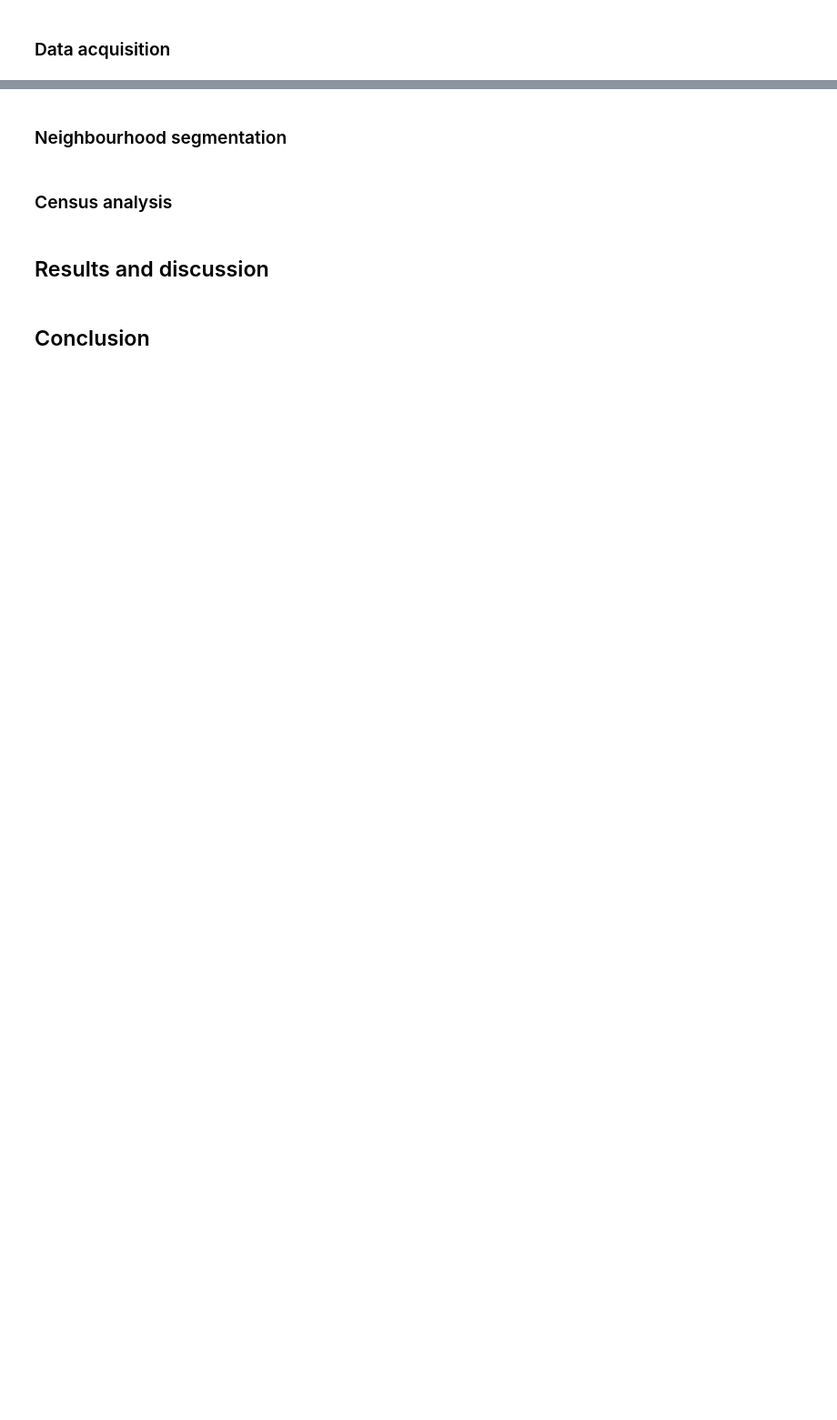
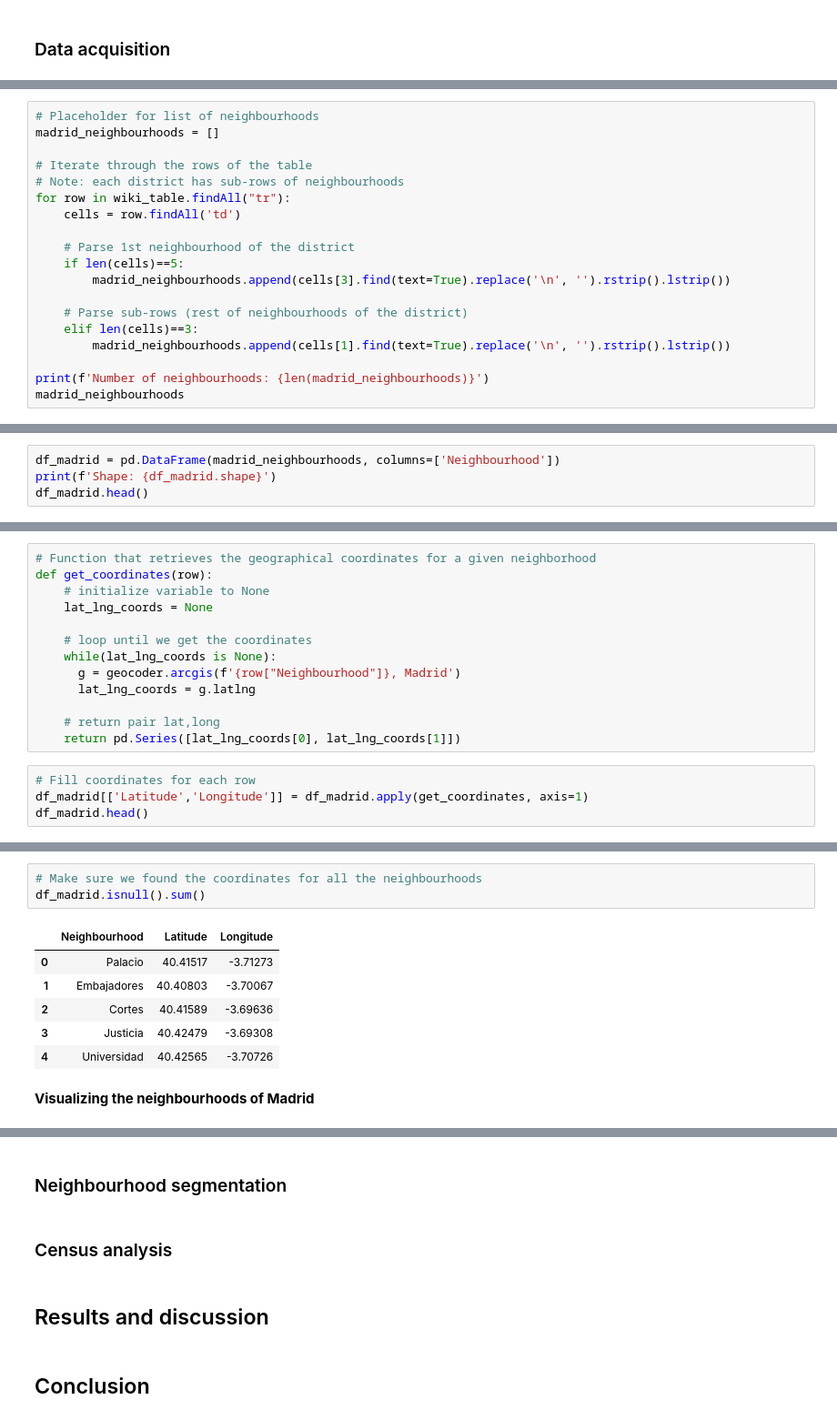
Before and after one commit to ejmacias/store_locations, a Jupyter notebook: Store_Locations/store_locations.ipynb, the cells around one changed output, grey strips where cells are left out. Shown at 91% size. Drawn from its saved outputs; the diff is of its cells as text; blank space fills up the shorter version.

Commit message:
Wikipedia web scrapping and visualizing map with neighbourhoods

```diff
--- a/Store_Locations/store_locations.ipynb
+++ b/Store_Locations/store_locations.ipynb
@@ -99,0 +183,19 @@ Finally we will need data from the census of Madrid. We can obtained this data f
+# %%
+# Placeholder for list of neighbourhoods
+madrid_neighbourhoods = []
+
+# Iterate through the rows of the table
+# Note: each district has sub-rows of neighbourhoods
+for row in wiki_table.findAll("tr"):
+    cells = row.findAll('td')
+
+    # Parse 1st neighbourhood of the district
+    if len(cells)==5:
+        madrid_neighbourhoods.append(cells[3].find(text=True).replace('\n', '').rstrip().lstrip())
+
+    # Parse sub-rows (rest of neighbourhoods of the district)
+    elif len(cells)==3:
+        madrid_neighbourhoods.append(cells[1].find(text=True).replace('\n', '').rstrip().lstrip())
+
+print(f'Number of neighbourhoods: {len(madrid_neighbourhoods)}')
+madrid_neighbourhoods
@@ -99,0 +223,4 @@ Finally we will need data from the census of Madrid. We can obtained this data f
+# %%
+df_madrid = pd.DataFrame(madrid_neighbourhoods, columns=['Neighbourhood'])
+print(f'Shape: {df_madrid.shape}')
+df_madrid.head()
@@ -99,0 +237,17 @@ Finally we will need data from the census of Madrid. We can obtained this data f
+# %%
+# Function that retrieves the geographical coordinates for a given neighborhood
+def get_coordinates(row):
+    # initialize variable to None
+    lat_lng_coords = None
+
+    # loop until we get the coordinates
+    while(lat_lng_coords is None):
+      g = geocoder.arcgis(f'{row["Neighbourhood"]}, Madrid')
+      lat_lng_coords = g.latlng
+
+    # return pair lat,long
+    return pd.Series([lat_lng_coords[0], lat_lng_coords[1]])
+# %%
+# Fill coordinates for each row
+df_madrid[['Latitude','Longitude']] = df_madrid.apply(get_coordinates, axis=1)
+df_madrid.head()
@@ -99,0 +265,12 @@ Finally we will need data from the census of Madrid. We can obtained this data f
+# %%
+# Make sure we found the coordinates for all the neighbourhoods
+df_madrid.isnull().sum()
+# %% [output]
+|  | Neighbourhood | Latitude | Longitude |
+| 0 | Palacio | 40.41517 | -3.71273 |
+| 1 | Embajadores | 40.40803 | -3.70067 |
+| 2 | Cortes | 40.41589 | -3.69636 |
+| 3 | Justicia | 40.42479 | -3.69308 |
+| 4 | Universidad | 40.42565 | -3.70726 |
+# %% [markdown]
+__Visualizing the neighbourhoods of Madrid__
```
Also changed, not shown: parts of 27 cells of this notebook.
